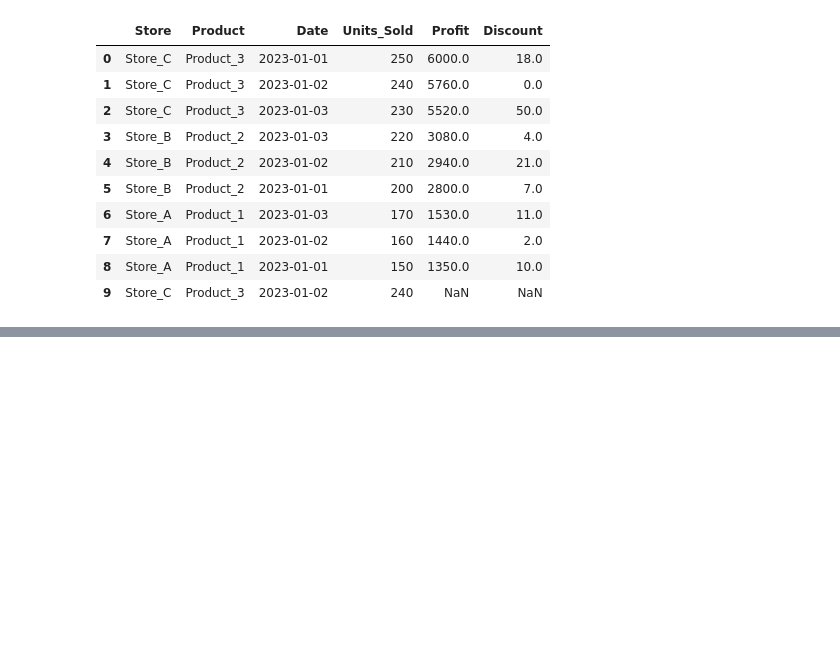
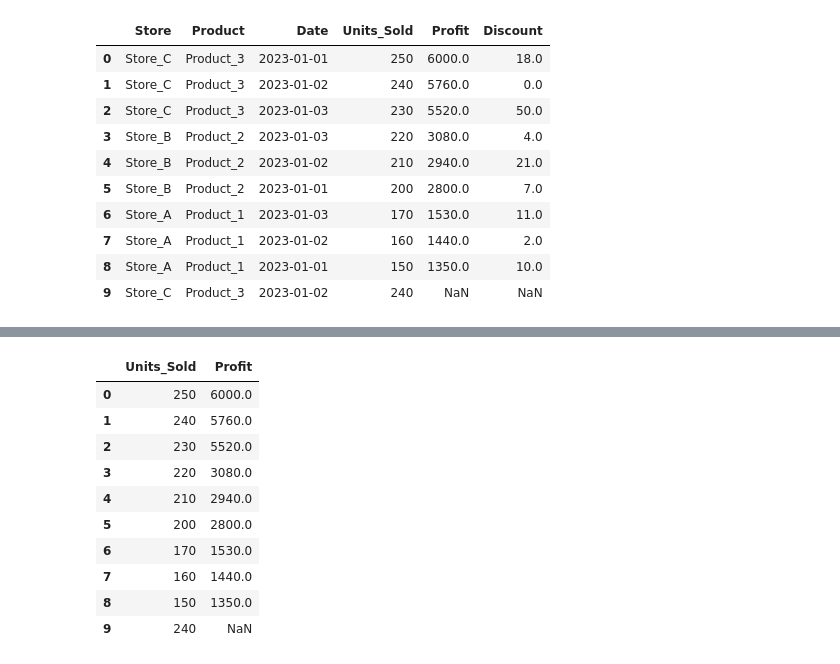
Before and after one commit to Poitreqm/Data_Task, a Jupyter notebook: Products_high_exc_6/products_hight_exc_6.ipynb, the cells around one changed output, grey strips where cells are left out. Drawn from its saved outputs; the diff is of its cells as text; code cells hidden in the pictures; blank space fills up the shorter version.

```diff
--- a/Products_high_exc_6/products_hight_exc_6.ipynb
+++ b/Products_high_exc_6/products_hight_exc_6.ipynb
@@ -301,0 +350,14 @@ df
+# %%
+df.filter(like="it")
+# %% [output]
+|  | Units_Sold | Profit |
+| 0 | 250 | 6000.0 |
+| 1 | 240 | 5760.0 |
+| 2 | 230 | 5520.0 |
+| 3 | 220 | 3080.0 |
+| 4 | 210 | 2940.0 |
+| 5 | 200 | 2800.0 |
+| 6 | 170 | 1530.0 |
+| 7 | 160 | 1440.0 |
+| 8 | 150 | 1350.0 |
+| 9 | 240 | NaN |
```
Also changed, not shown: parts of 10 cells of this notebook.
